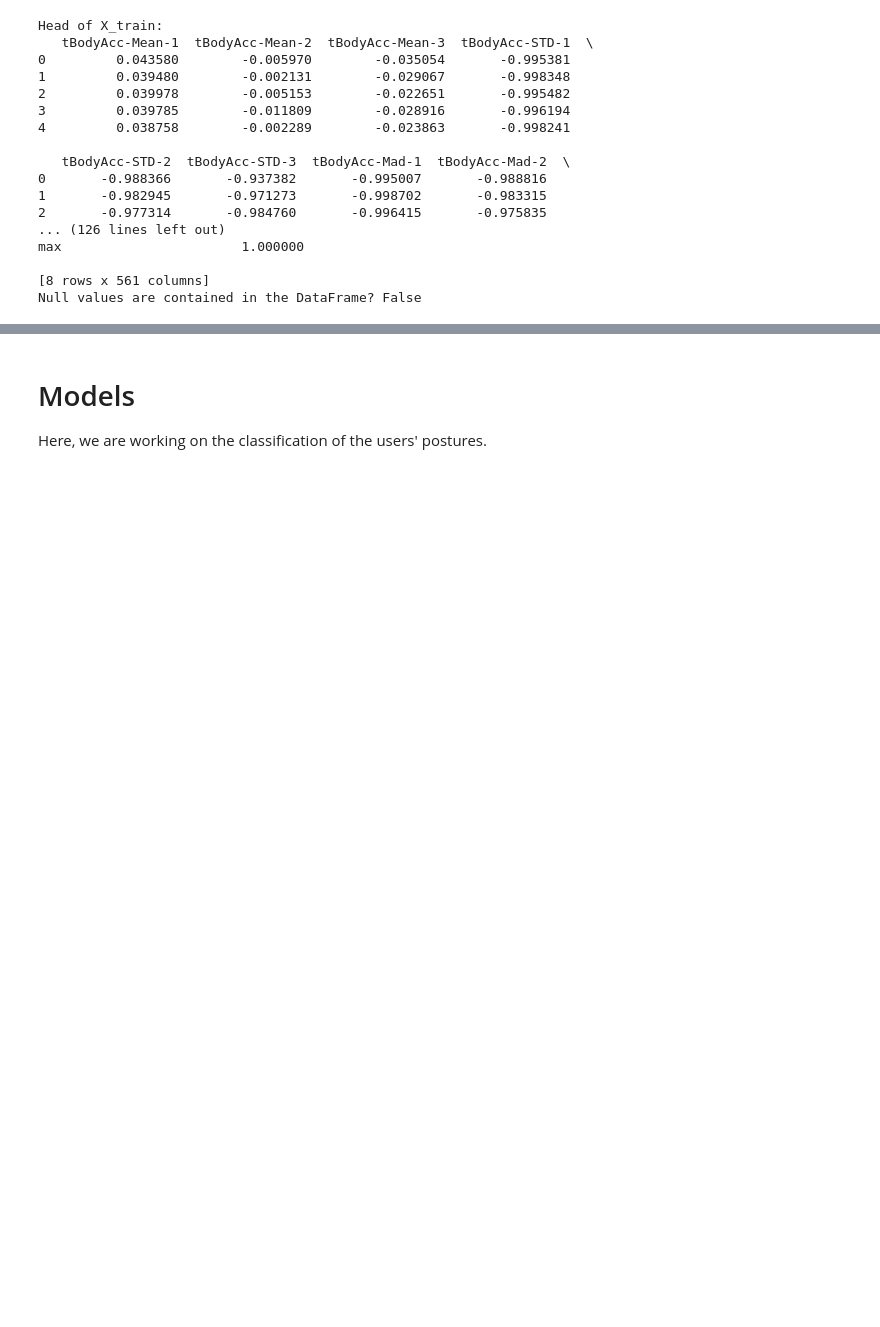
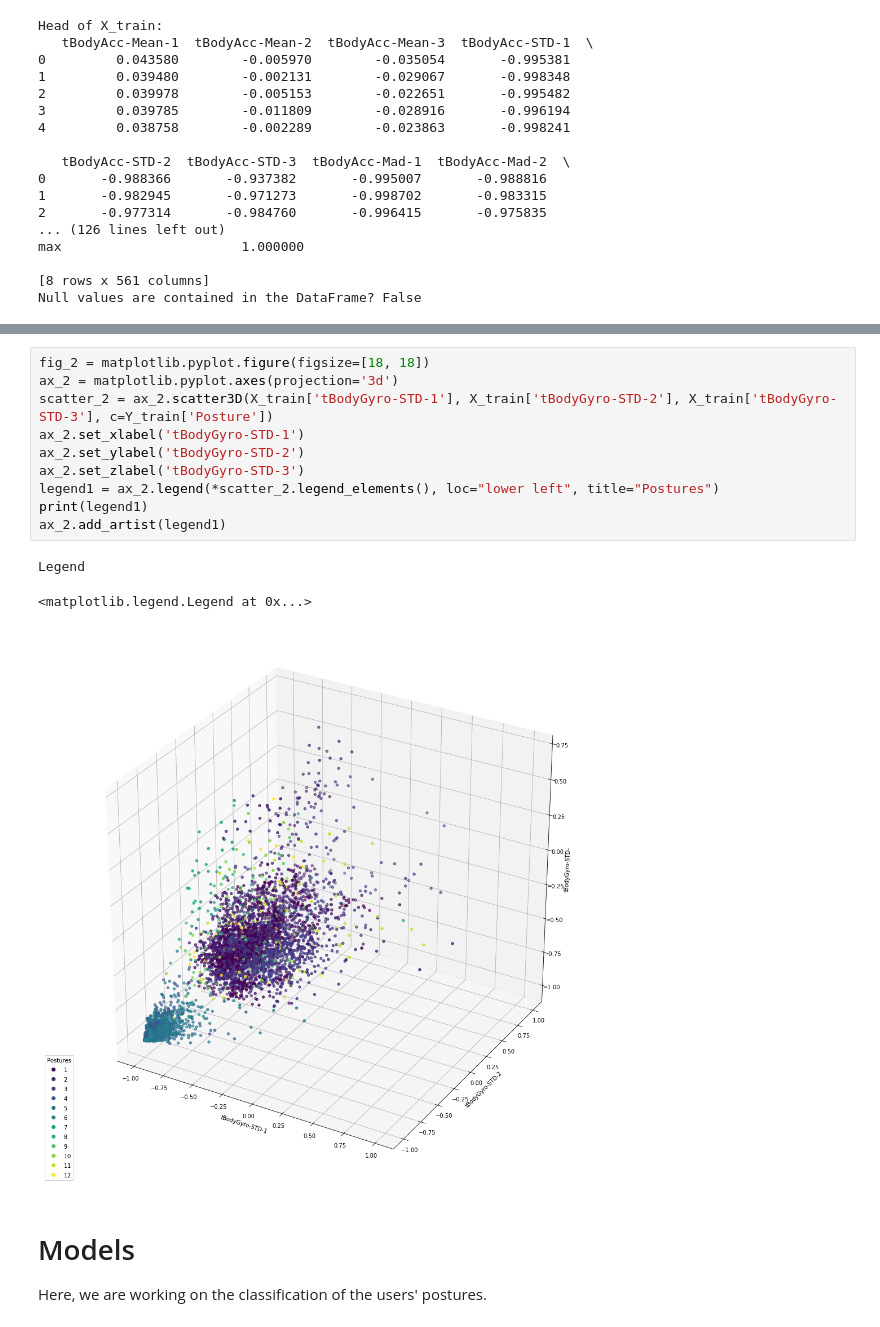
Before and after one commit to zhorta/ESILV_Python_for_data_analysis_devoir_2020, a Jupyter notebook: main.ipynb, the cells around one changed output, grey strips where cells are left out. Cells and saved outputs as stored; diff of their text form; blank space fills up the shorter version.

```diff
--- a/main.ipynb
+++ b/main.ipynb
@@ -143,3 +147,17 @@ Text(0.5, 0, 'tBodyAcc-STD-3')
+# %%
+fig_2 = matplotlib.pyplot.figure(figsize=[18, 18])
+ax_2 = matplotlib.pyplot.axes(projection='3d')
+scatter_2 = ax_2.scatter3D(X_train['tBodyGyro-STD-1'], X_train['tBodyGyro-STD-2'], X_train['tBodyGyro-STD-3'], c=Y_train['Posture'])
+ax_2.set_xlabel('tBodyGyro-STD-1')
+ax_2.set_ylabel('tBodyGyro-STD-2')
+ax_2.set_zlabel('tBodyGyro-STD-3')
+legend1 = ax_2.legend(*scatter_2.legend_elements(), loc="lower left", title="Postures")
+print(legend1)
+ax_2.add_artist(legend1)
+# %% [output]
+Legend
+<matplotlib.legend.Legend at 0x...>
+[figure, added]
 # %% [markdown]
 # Models
 
```
Also changed, not shown: parts of 8 cells of this notebook.
